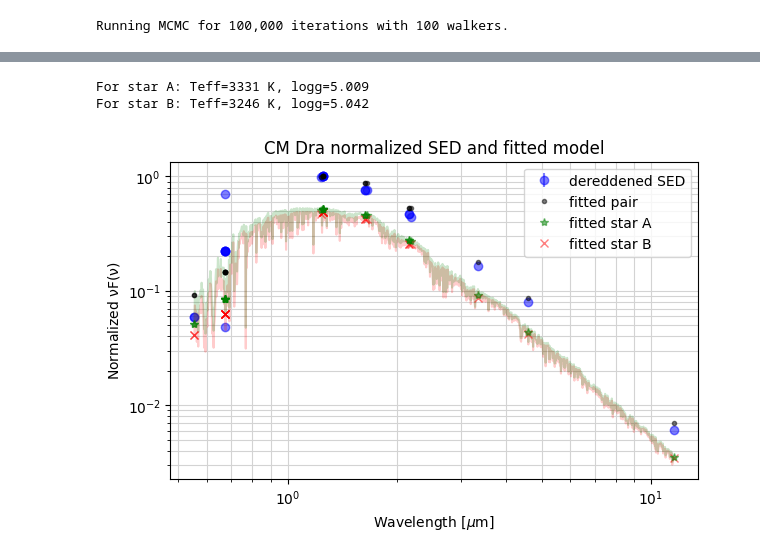
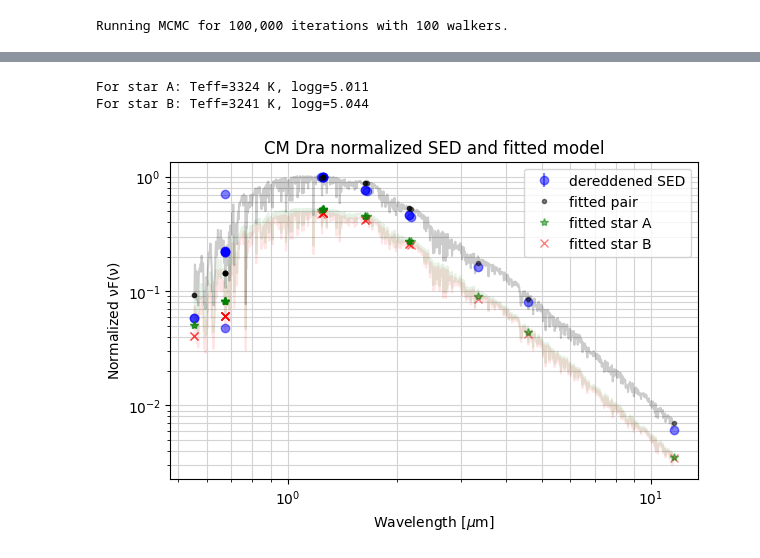
Before and after one commit to SteveOv/modebs, a Jupyter notebook: fitting-a-sed.ipynb, the cells around one changed output, grey strips where cells are left out. Saved outputs shown, nothing was run; the diff lists cells and outputs as text; code cells hidden in the pictures.

Commit message:
use estimate of q for init_MB; added combined cont vfv to output plot

```diff
--- a/fitting-a-sed.ipynb
+++ b/fitting-a-sed.ipynb
@@ -361,37 +361,39 @@ print(f"For star B: Teff={teffB:.0f} K, logg={loggB:.3f}")
 
 # Generate a model SED from the fitted values for plotting
 sed_freq = sed["sed_freq"].value
 mod_star_vfv = np.array([newera_spectrum(sed_freq, teffA, loggA), newera_spectrum(sed_freq, teffB, loggB)]) * sed_freq
 mod_comb_vfv = np.add(*mod_star_vfv)
 mod_scale = mod_comb_vfv.max() - mod_comb_vfv.min()
 
 # Generate equivalent model SED over many points to plot "continuous" models
 cont_lambda = np.logspace(np.log10(sed["sed_wl"].min()), np.log10(sed["sed_wl"].max()), 1000)
 cont_freq = c*1e6 / cont_lambda
 cont_star_vfv = np.array([newera_spectrum(cont_freq, teffA, loggA), newera_spectrum(cont_freq, teffB, loggB)]) * cont_freq
+cont_comb_vfv = np.add(*cont_star_vfv)
 
 # Get the dereddened observed SED data
 sed_scale = sed["sed_vfv"].max() - sed["sed_vfv"].min()
 
 # Plot the fitted model against the derredened SED + show each star's contribution
 fig, ax = plt.subplots(1, 1, figsize=(6, 4), constrained_layout=True)
 for (lam,           flux,              eflux,           scale,      fmt,    alpha,  z,      label) in [
-    (sed["sed_wl"], sed["sed_vfv"],    sed["sed_evfv"], sed_scale,  "ob",   0.5,    10,     "dereddened SED"),
+    (sed["sed_wl"], sed["sed_vfv"],    sed["sed_evfv"], sed_scale,  "ob",   0.5,    50,     "dereddened SED"),
     (sed["sed_wl"], mod_comb_vfv,      None,            mod_scale,  ".k",   0.5,    90,     "fitted pair"),
     (sed["sed_wl"], mod_star_vfv[0],   None,            mod_scale,  "*g",   0.5,    80,     "fitted star A"),
     (sed["sed_wl"], mod_star_vfv[1],   None,            mod_scale,  "xr",   0.5,    70,     "fitted star B"),
-    (cont_lambda,   cont_star_vfv[0],  None,            mod_scale,  "-g",   0.2,    60,     None),
-    (cont_lambda,   cont_star_vfv[1],  None,            mod_scale,  "-r",   0.2,    50,     None),
+    (cont_lambda,   cont_comb_vfv,     None,            mod_scale,  "-k",   0.2,    20,     None),
+    (cont_lambda,   cont_star_vfv[0],  None,            mod_scale,  "-g",   0.1,    15,     None),
+    (cont_lambda,   cont_star_vfv[1],  None,            mod_scale,  "-r",   0.1,    10,     None),
 ]:
     # Rather than (flux-min(flux))/norm_scale we plot flux/norm_scale so that we don't loose the lowest value to zero
     ax.errorbar(lam, flux/scale, eflux, fmt=fmt, alpha=alpha, zorder=z, label=label)
 ax.set(title=f"{target} normalized SED and fitted model",
        xlabel=r"Wavelength [$\mu$m]", ylabel=r"Normalized ${\rm \nu F(\nu)}$", xscale="log", yscale="log")
-ax.grid(True, which="both", axis="both", color="lightgray")
+ax.grid(True, which="both", axis="both", color="lightgray", zorder=0)
 ax.legend(loc="best")
 plt.show(fig)
 plt.close(fig)
 # %% [output]
-For star A: Teff=3331 K, logg=5.009
-For star B: Teff=3246 K, logg=5.042
+For star A: Teff=3324 K, logg=5.011
+For star B: Teff=3241 K, logg=5.044
-[figure, old version]
+[figure, new version]
```
Also changed, not shown: parts of 5 cells of this notebook.
